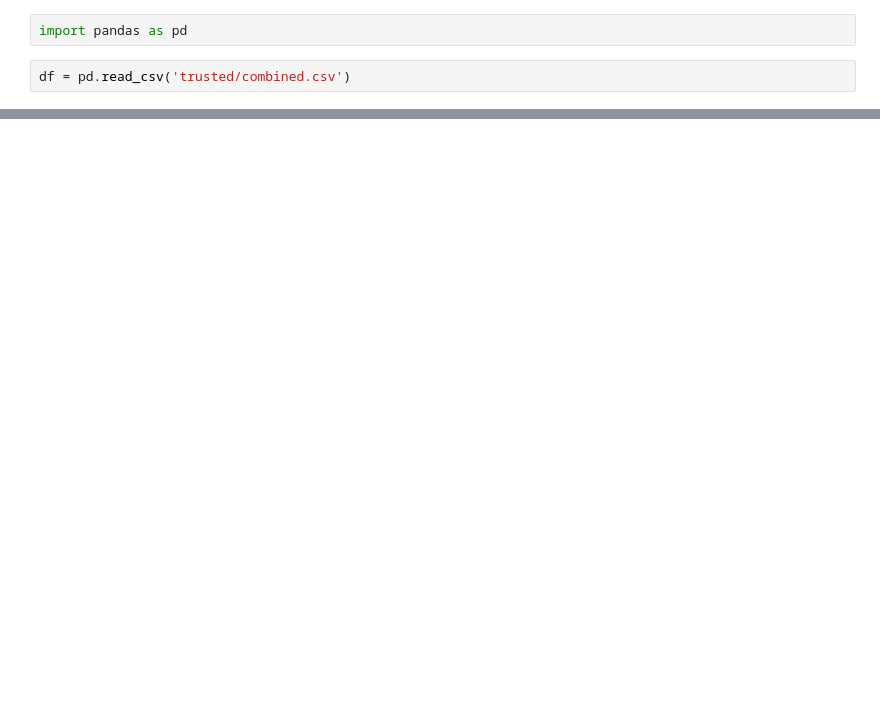
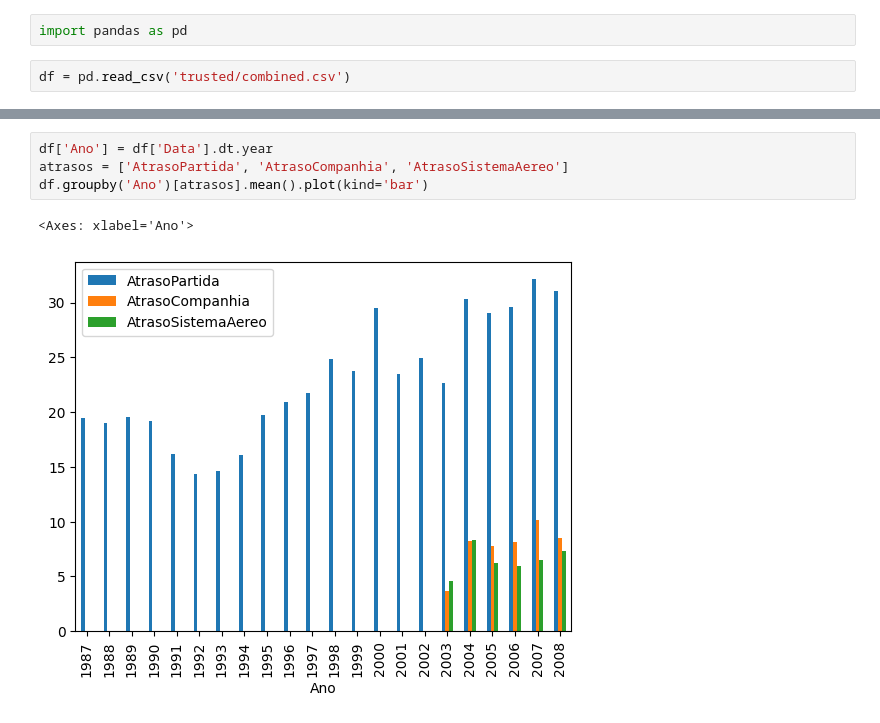
Before and after one commit to joaqu1m/airline-time-analysis, a Jupyter notebook: analysis.ipynb, the cells around one changed output, grey strips where cells are left out. Saved outputs shown, nothing was run; the diff lists cells and outputs as text; blank space fills up the shorter version.

```diff
--- a/analysis.ipynb
+++ b/analysis.ipynb
@@ -27,0 +105,7 @@ after_event = df[df['Data'] >= '2001-09-11']
+# %%
+df['Ano'] = df['Data'].dt.year
+atrasos = ['AtrasoPartida', 'AtrasoCompanhia', 'AtrasoSistemaAereo']
+df.groupby('Ano')[atrasos].mean().plot(kind='bar')
+# %% [output]
+<Axes: xlabel='Ano'>
+[figure, added]
```
Also changed, not shown: parts of 10 cells of this notebook, 3 other files.
